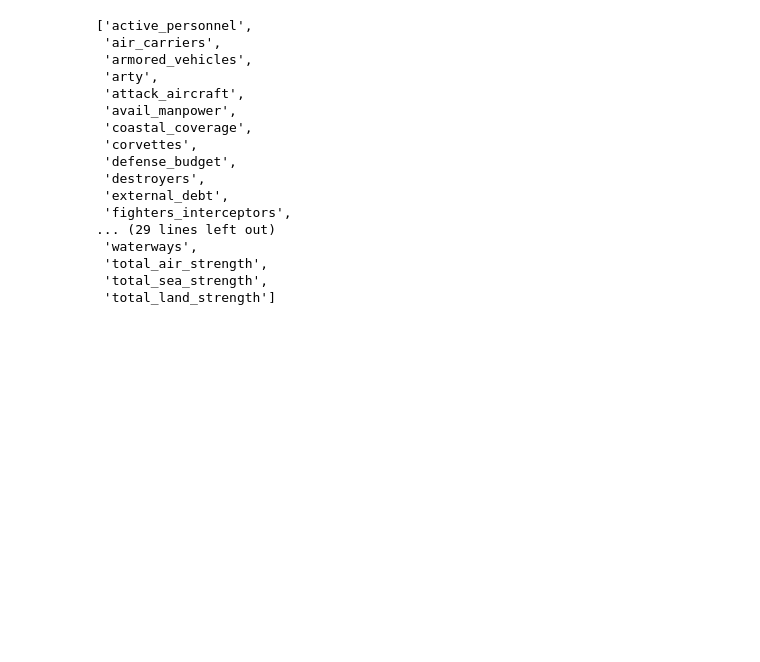
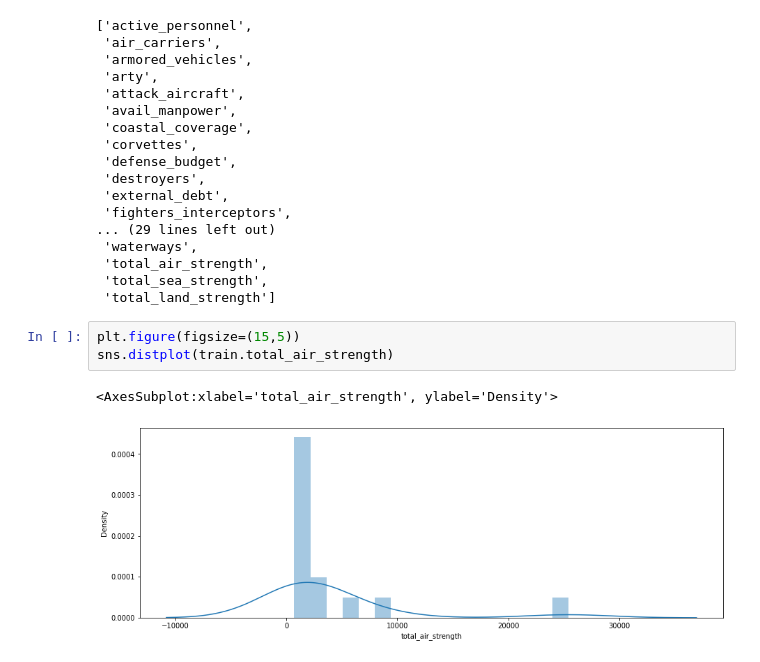
Before and after one commit to raycerna/military-firepower, a Jupyter notebook: explore.ipynb, the cells around one changed output. Cells and saved outputs as stored; diff of their text form; blank space fills up the shorter version.

```diff
--- a/explore.ipynb
+++ b/explore.ipynb
@@ -84,3 +109,9 @@ numcols
  'total_air_strength',
  'total_sea_strength',
  'total_land_strength']
+# %%
+plt.figure(figsize=(15,5))
+sns.distplot(train.total_air_strength)
+# %% [output]
+<AxesSubplot:xlabel='total_air_strength', ylabel='Density'>
+[figure, added]
```
Also changed, not shown: parts of 52 cells of this notebook.
